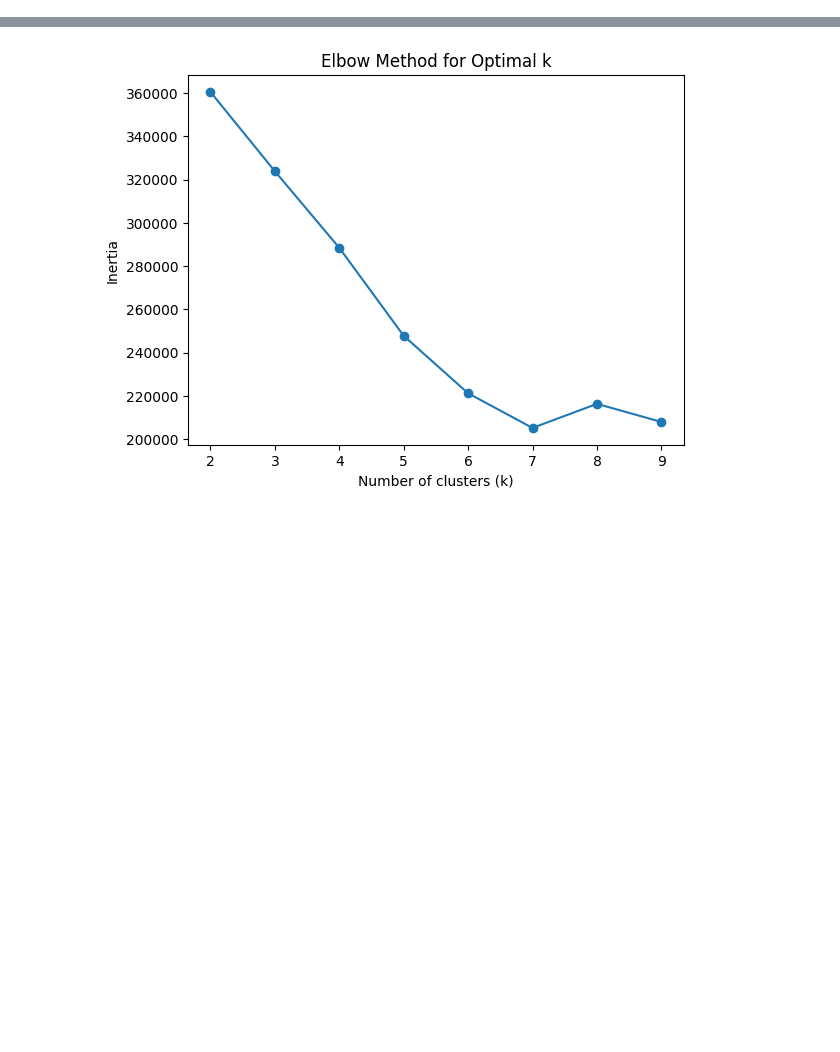
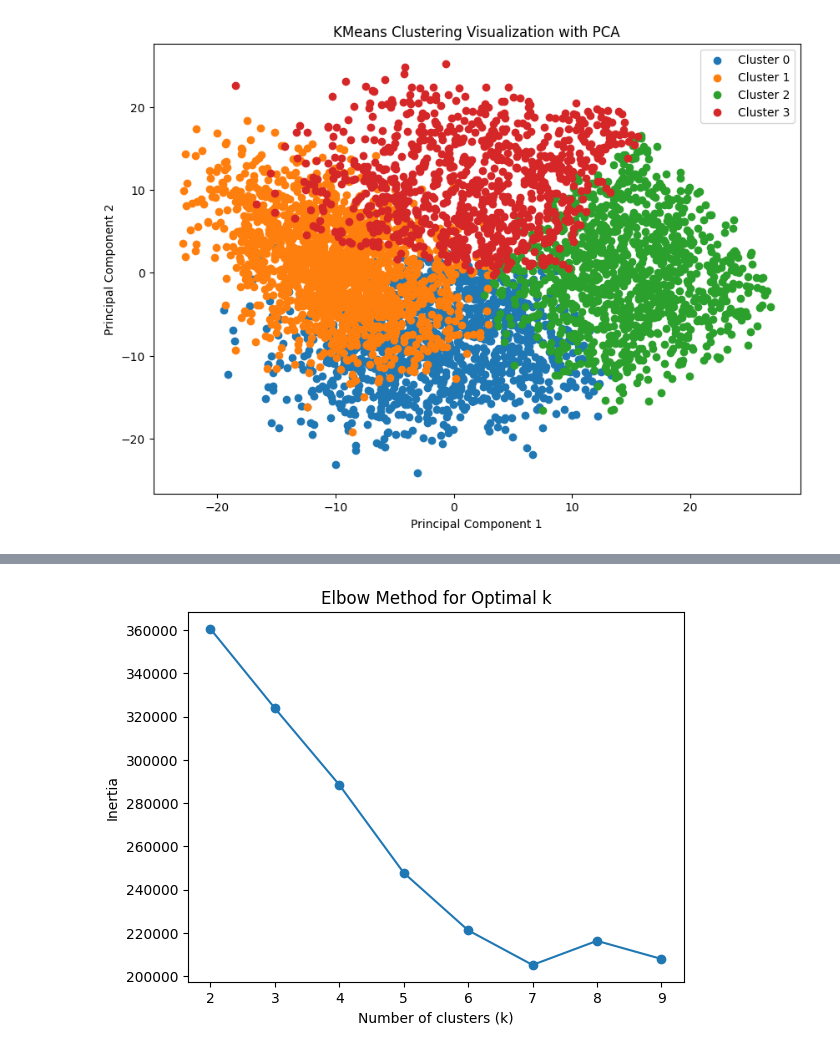
Before and after one commit to Jiangonal/HA-Eco-1, a Jupyter notebook: clustering.ipynb, the cells around one changed output, grey strips where cells are left out. Drawn from its saved outputs; the diff is of its cells as text; code cells hidden in the pictures; blank space fills up the shorter version.

```diff
--- a/clustering.ipynb
+++ b/clustering.ipynb
@@ -30,0 +133,22 @@ df.head()
+# %%
+def torch_kmeans(data, k, max_iters=300):
+    # Randomly initialize cluster centroids
+    centroids = data[torch.randperm(data.size(0))[:k]].clone()
+
+    for _ in range(max_iters):
+        # Assign each point to the nearest cluster centroid
+        distances = torch.cdist(data, centroids)
+        cluster_assignments = torch.argmin(distances, dim=1)
+
+        # Update centroids
+        new_centroids = torch.stack(
+            [data[cluster_assignments == c].mean(dim=0) for c in range(k)]
+        )
+
+        # Check for convergence
+        if torch.allclose(centroids, new_centroids, atol=1e-4):
+            break
+
+        centroids = new_centroids
+
+    return cluster_assignments, centroids
@@ -30,0 +179,23 @@ df.head()
+# %%
+num_clusters = 4
+cluster_assignments, centroids = torch_kmeans(normalized_embeddings, num_clusters)
+
+
+df['cluster'] = cluster_assignments.cpu().numpy()
+# %%
+pca = PCA(n_components=2)
+reduced_embeddings = pca.fit_transform(normalized_embeddings.cpu().numpy())
+
+# Plot the clusters
+plt.figure(figsize=(10, 7))
+for cluster_id in range(num_clusters):
+    cluster_points = reduced_embeddings[cluster_assignments.cpu().numpy() == cluster_id]
+    plt.scatter(cluster_points[:, 0], cluster_points[:, 1], label=f"Cluster {cluster_id}")
+
+plt.title("KMeans Clustering Visualization with PCA")
+plt.xlabel("Principal Component 1")
+plt.ylabel("Principal Component 2")
+plt.legend()
+plt.show()
+# %% [output]
+[figure, added]
```
Also changed, not shown: parts of 18 cells of this notebook, 5 other files.
